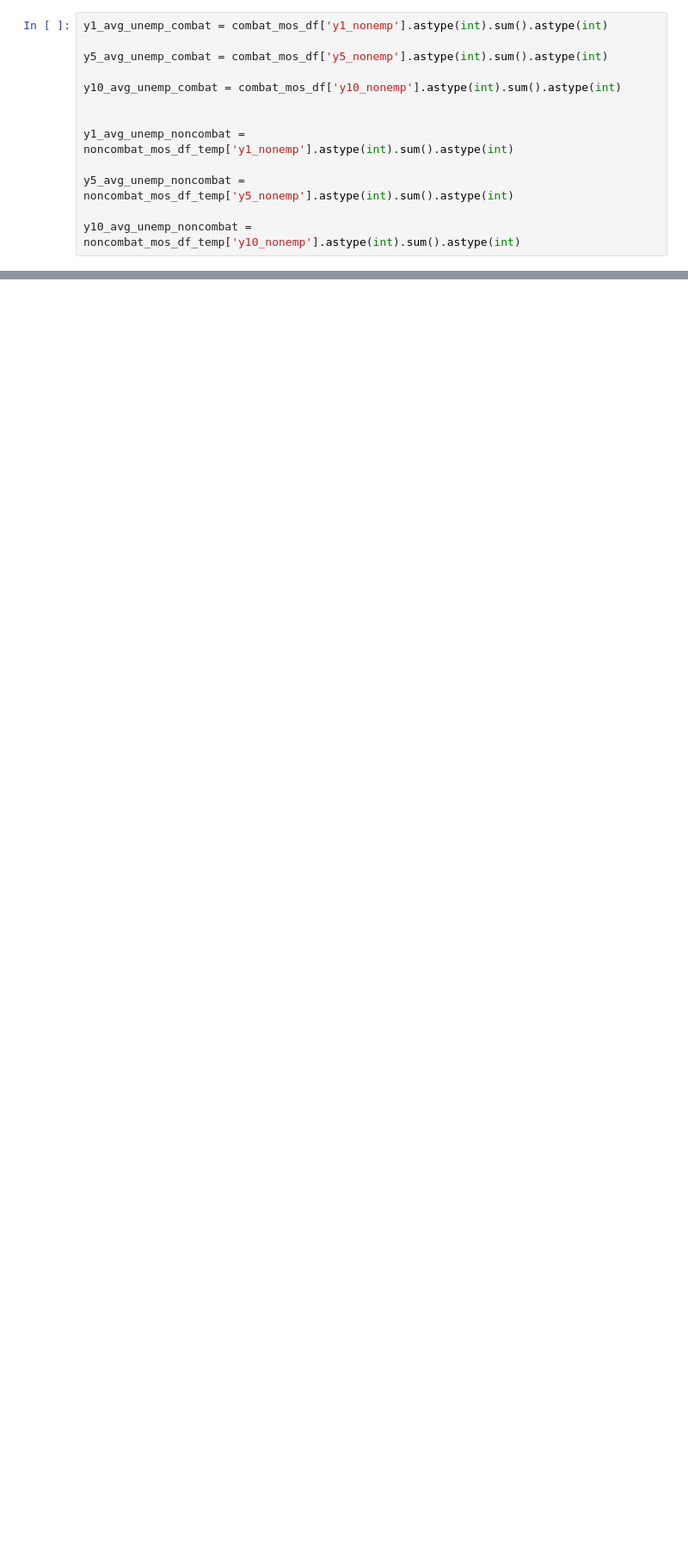
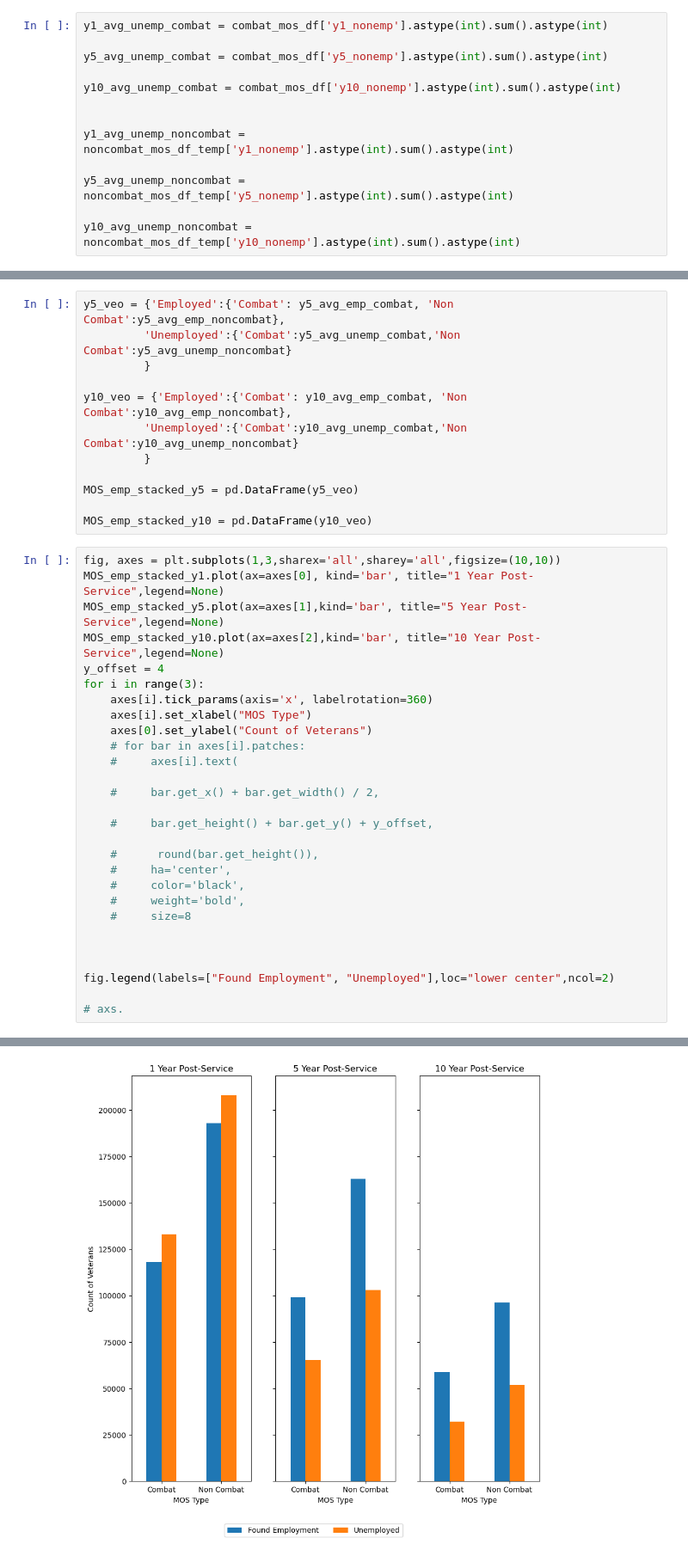
Before and after one commit to BenHallinan/veteran_employment_outcomes, a Jupyter notebook: notebooks/veo_by_mos.ipynb, the cells around one changed output, grey strips where cells are left out. Shown: that part at 86% size. Drawn from its saved outputs; the diff is of its cells as text; blank space fills up the shorter version.

```diff
--- a/notebooks/veo_by_mos.ipynb
+++ b/notebooks/veo_by_mos.ipynb
@@ -221,0 +330,41 @@ for p in ax.patches:
+# %%
+y5_veo = {'Employed':{'Combat': y5_avg_emp_combat, 'Non Combat':y5_avg_emp_noncombat},
+         'Unemployed':{'Combat':y5_avg_unemp_combat,'Non Combat':y5_avg_unemp_noncombat}
+         }
+
+y10_veo = {'Employed':{'Combat': y10_avg_emp_combat, 'Non Combat':y10_avg_emp_noncombat},
+         'Unemployed':{'Combat':y10_avg_unemp_combat,'Non Combat':y10_avg_unemp_noncombat}
+         }
+
+MOS_emp_stacked_y5 = pd.DataFrame(y5_veo)
+
+MOS_emp_stacked_y10 = pd.DataFrame(y10_veo)
+# %%
+fig, axes = plt.subplots(1,3,sharex='all',sharey='all',figsize=(10,10))
+MOS_emp_stacked_y1.plot(ax=axes[0], kind='bar', title="1 Year Post-Service",legend=None)
+MOS_emp_stacked_y5.plot(ax=axes[1],kind='bar', title="5 Year Post-Service",legend=None)
+MOS_emp_stacked_y10.plot(ax=axes[2],kind='bar', title="10 Year Post-Service",legend=None)
+y_offset = 4
+for i in range(3):
+    axes[i].tick_params(axis='x', labelrotation=360)
+    axes[i].set_xlabel("MOS Type")
+    axes[0].set_ylabel("Count of Veterans")
+    # for bar in axes[i].patches:
+    #     axes[i].text(
+
+    #     bar.get_x() + bar.get_width() / 2,
+
+    #     bar.get_height() + bar.get_y() + y_offset,
+
+    #      round(bar.get_height()),
+    #     ha='center',
+    #     color='black',
+    #     weight='bold',
+    #     size=8
+
+
+
+fig.legend(labels=["Found Employment", "Unemployed"],loc="lower center",ncol=2)
+
+# axs.
+# %% [output]
@@ -221,0 +372 @@ for p in ax.patches:
+[figure, added]
```
Also changed, not shown: parts of 14 cells of this notebook, 6 other files.
